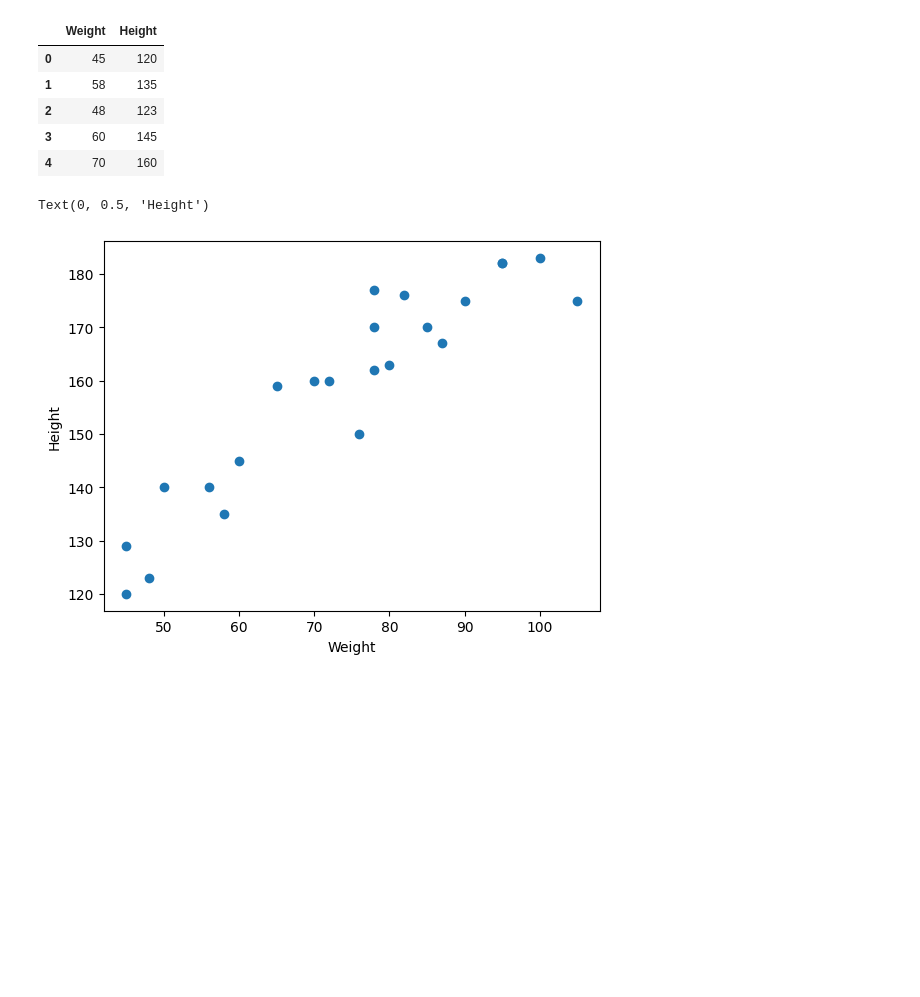
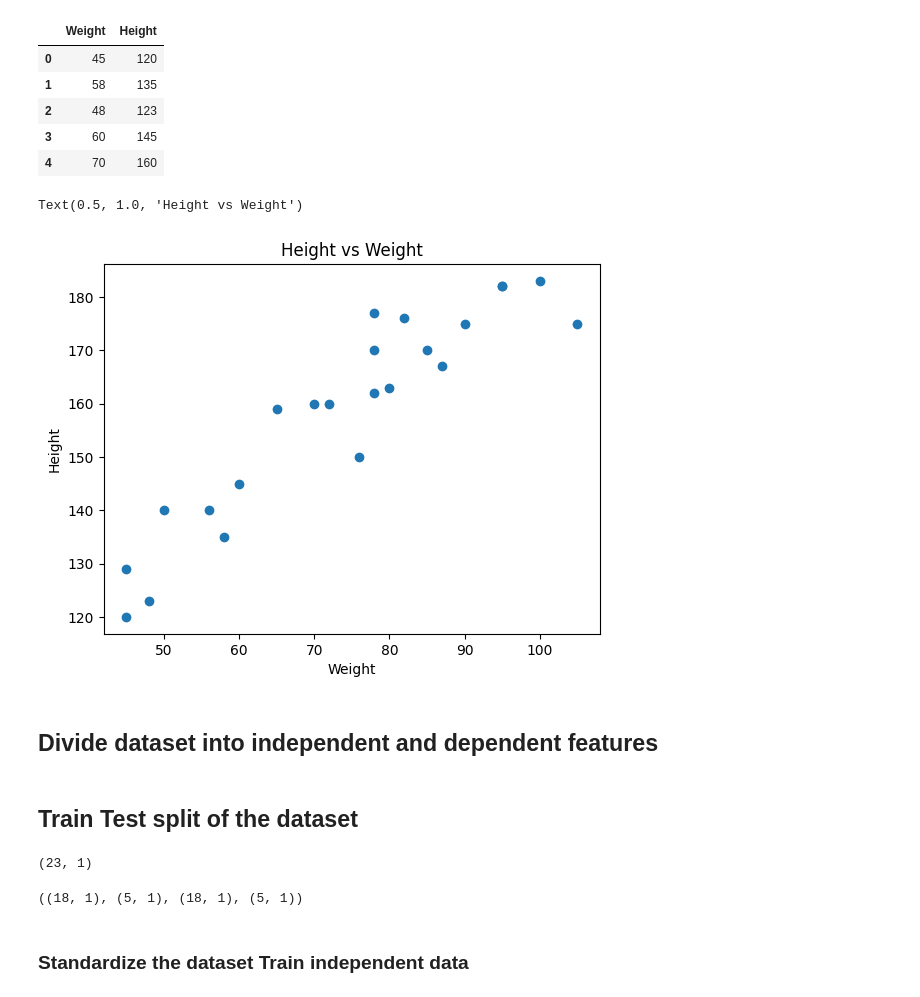
Before and after one commit to KartikLakra1/Supervised-Learning, a Jupyter notebook: simple-linear-regression.ipynb, the cells around one changed output. Drawn from its saved outputs; the diff is of its cells as text; code cells hidden in the pictures; blank space fills up the shorter version.

```diff
--- a/simple-linear-regression.ipynb
+++ b/simple-linear-regression.ipynb
@@ -19,7 +28,10 @@ df.head()
 # %%
 plt.scatter(df['Weight'] , df['Height'])
 plt.xlabel('Weight')
 plt.ylabel('Height')
+plt.title('Height vs Weight')
 # %% [output]
-Text(0, 0.5, 'Height')
+Text(0.5, 1.0, 'Height vs Weight')
-[figure, old version]
+[figure, new version]
+# %% [markdown]
+## Divide dataset into independent and dependent features
@@ -25,0 +41,2 @@ Text(0, 0.5, 'Height')
+# %% [markdown]
+## Train Test split of the dataset
@@ -25,0 +47,10 @@ Text(0, 0.5, 'Height')
+# %%
+X.shape
+# %% [output]
+(23, 1)
+# %%
+X_train.shape , X_test.shape , y_train.shape , y_test.shape
+# %% [output]
+((18, 1), (5, 1), (18, 1), (5, 1))
+# %% [markdown]
+### Standardize the dataset Train independent data
```
Also changed, not shown: parts of 28 cells of this notebook.
